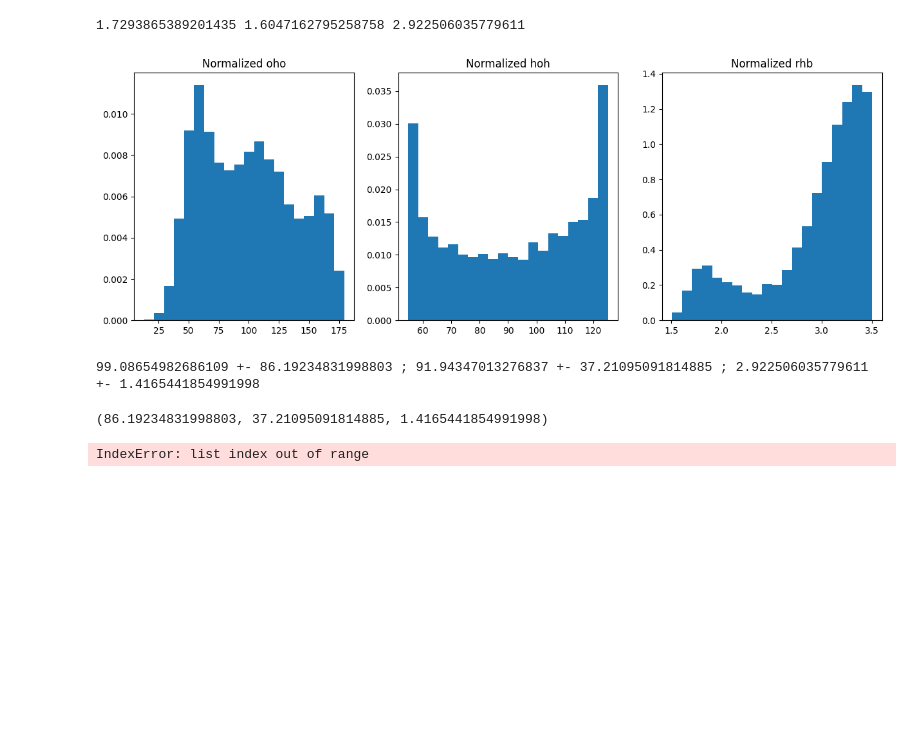
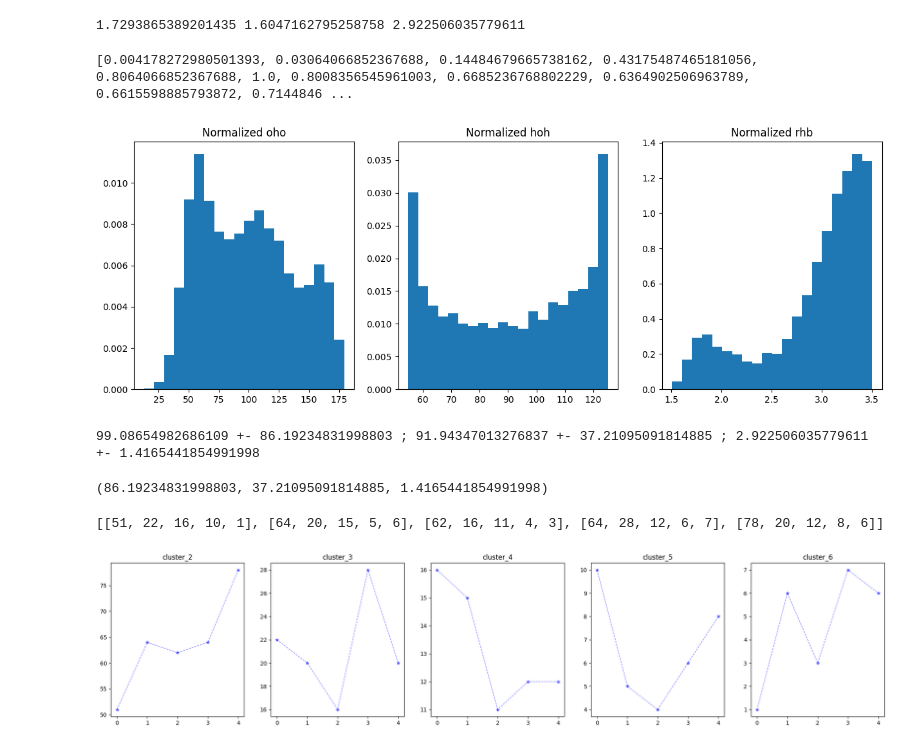
Before and after one commit to mengdeerer/water_python_hw, a Jupyter notebook: test.ipynb, the cells around one changed output. Saved outputs shown, nothing was run; the diff lists cells and outputs as text; code cells hidden in the pictures; blank space fills up the shorter version.

```diff
--- a/test.ipynb
+++ b/test.ipynb
@@ -158,6 +158,22 @@ print(avg_oho,avg_hoh,avg_rhb)
 # %% [output]
 1.7293865389201435 1.6047162795258758 2.922506035779611
 # %%
+def get_his_list(L):
+    L.sort()
+    his_list=[]
+    length=L[-1]-L[0]
+    bins=20
+    bin_width=length/bins
+    #统计落在每个bin区间的数据个数
+    for i in range(0,bins):
+        count=0
+        for j in L:
+            if L[0]+i*bin_width<=j<L[0]+(i+1)*bin_width:
+                count+=1
+        his_list.append(count)
+    hismax=max(his_list)
+    his_list=[x/hismax for x in his_list]
+    return his_list
 
 def hb_get_histogram(hb):
     times=0
@@ -169,7 +185,10 @@ def hb_get_histogram(hb):
         hoh.append(i["hoh"]*180/math.pi)
         rhb.append(i["rhb"])
         times+=1
-
+    #展示直方图数据
+    print(get_his_list(oho))
+    print(get_his_list(hoh))
+    print(get_his_list(rhb))
     # Create a figure with 3 subplots
     fig, axs = plt.subplots(1, 3, figsize=(15, 5))
 
@@ -189,6 +208,7 @@ def hb_get_histogram(hb):
 
 hb_get_histogram(hb)
 # %% [output]
+[0.004178272980501393, 0.03064066852367688, 0.14484679665738162, 0.43175487465181056, 0.8064066852367688, 1.0, 0.8008356545961003, 0.6685236768802229, 0.6364902506963789, 0.6615598885793872, 0.7144846 ...
 [figure]
 # %%
 def get_intervals(avg_hoh,avg_oho,avg_rhb,hb):
@@ -285,7 +305,7 @@ def get_cluster_num(hb):
     return clusernum
 
 
-def pic_cluster_num(atoms_400,frame):
+def pic_cluster_num(atoms_400,frame):#注意frame在[0-1000]
     cluster_time = []
     for i in range(0, frame):
         _, _, _, hb = get_hb_distribution(atoms_400, i, i)
@@ -296,32 +316,34 @@ def pic_cluster_num(atoms_400,frame):
     x=range(0,frame)
     y2=[y[0] for y in cluster_time]
     axs[0].plot(
         x, y2, "b*--", alpha=0.5, linewidth=1, label="cluster_2"
     )
     axs[0].set_title("cluster_2")
     y3=[y[1] for y in cluster_time]
     axs[1].plot(
         x, y3, "b*--", alpha=0.5, linewidth=1, label="cluster_3"
     )
     axs[1].set_title("cluster_3")
     y4=[y[2] for y in cluster_time]
     axs[2].plot(
         x, y4, "b*--", alpha=0.5, linewidth=1, label="cluster_4"
     )
     axs[2].set_title("cluster_4")
     y5=[y[3] for y in cluster_time]
     axs[3].plot(
         x, y5, "b*--", alpha=0.5, linewidth=1, label="cluster_5"
     )
     axs[3].set_title("cluster_5")
     y6=[y[4] for y in cluster_time]
     axs[4].plot(
         x, y6, "b*--", alpha=0.5, linewidth=1, label="cluster_6"
     )
     axs[4].set_title("cluster_6")
     plt.savefig("cluster_num.png")
     #
+    return cluster_time
 
-pic_cluster_num(atoms_400,1500-1)
+pic_cluster_num(atoms_273,5)
 # %% [output]
-IndexError: list index out of range
+[[51, 22, 16, 10, 1], [64, 20, 15, 5, 6], [62, 16, 11, 4, 3], [64, 28, 12, 6, 7], [78, 20, 12, 8, 6]]
+[figure, added]
```
Also changed, not shown: parts of 1 cell of this notebook, 2 other files.
